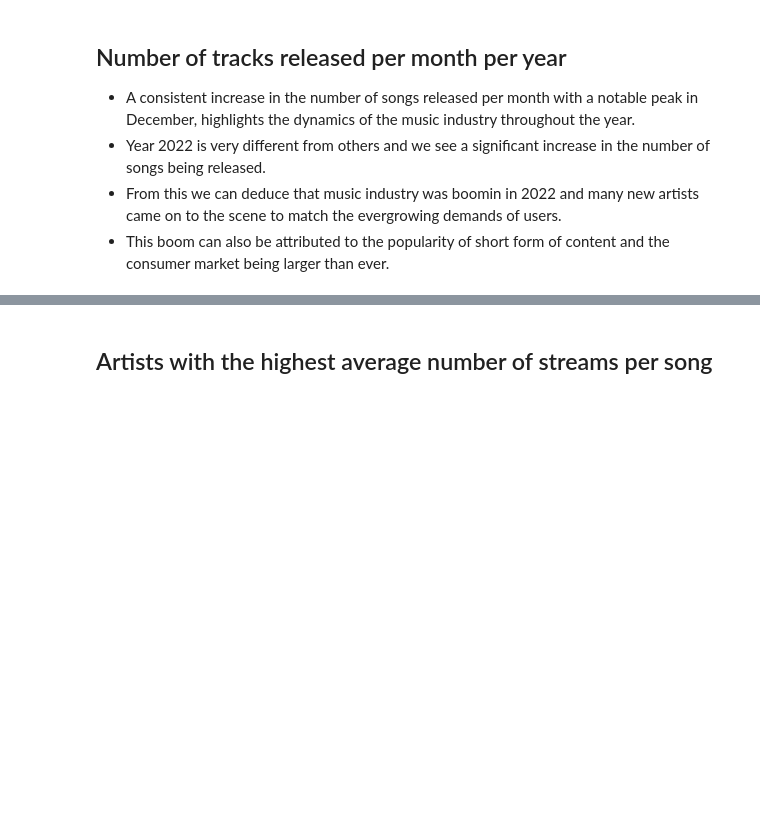
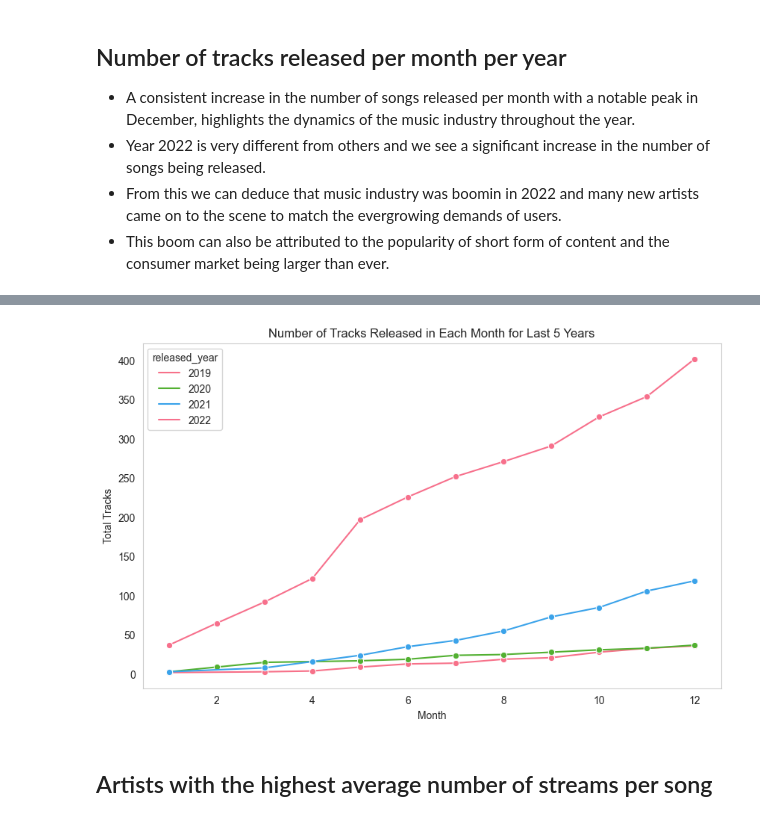
Before and after one commit to bishnoi322/Data_analysis_projects, a Jupyter notebook: spotify/ spotify_new.ipynb, the cells around one changed output, grey strips where cells are left out. Saved outputs shown, nothing was run; the diff lists cells and outputs as text; code cells hidden in the pictures; blank space fills up the shorter version.

```diff
--- a/spotify/ spotify_new.ipynb
+++ b/spotify/ spotify_new.ipynb
@@ -255,3 +204,16 @@ When grouping with a length-1 list-like, you will need to pass a length-1 tuple
+# %%
+plt.figure(figsize=(10, 6))
+sns.lineplot(data=no_of_tracks_released, x='released_month', y='track_count', hue='released_year', marker='o', palette = "husl")
+
+# Customize the plot
+plt.title('Number of Tracks Released in Each Month for Last 5 Years')
+plt.xlabel('Month')
+plt.ylabel('Total Tracks')
+plt.grid(False)
+
+plt.show()
+# %% [output]
+[figure, added]
 # %% [markdown]
 ## Artists with the highest average number of streams per song
 # %%
```
Also changed, not shown: parts of 16 cells of this notebook.
